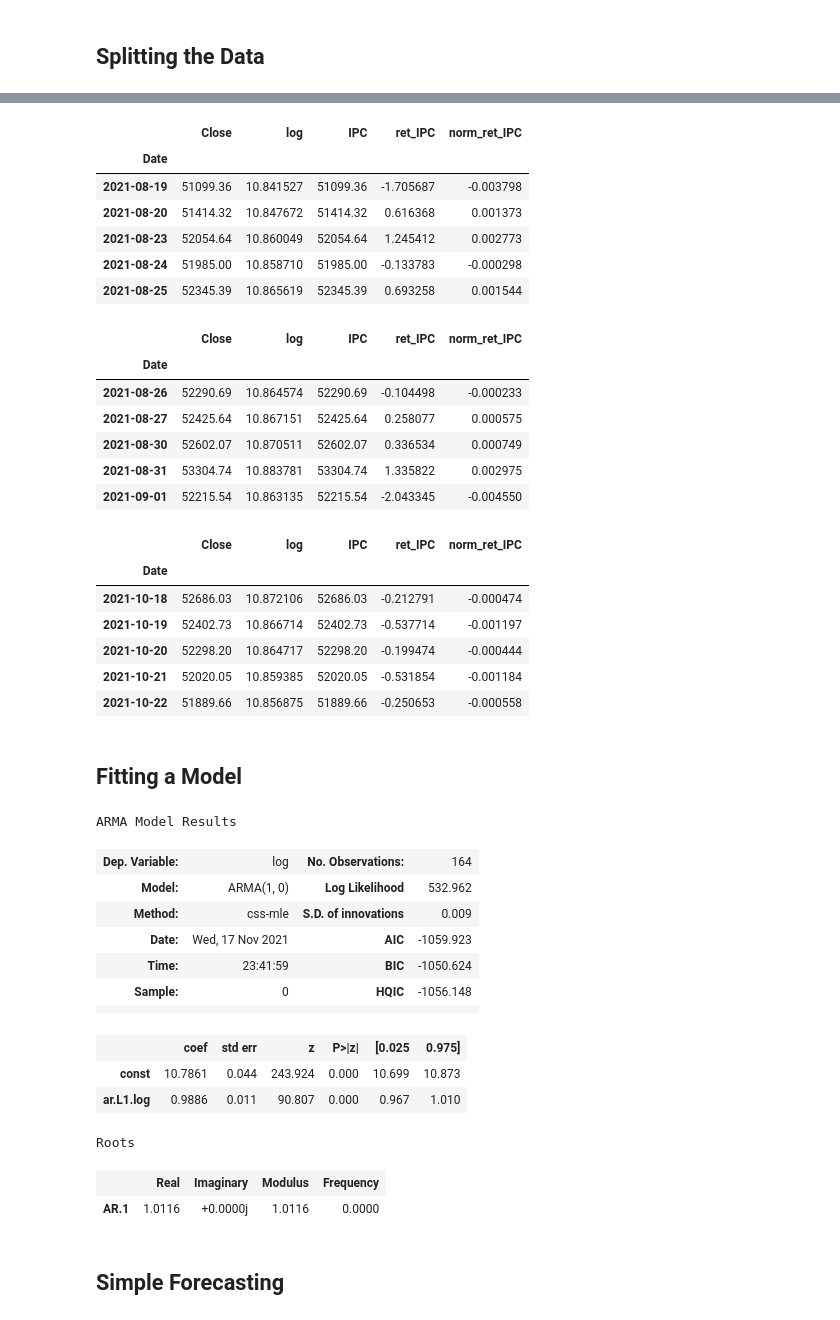
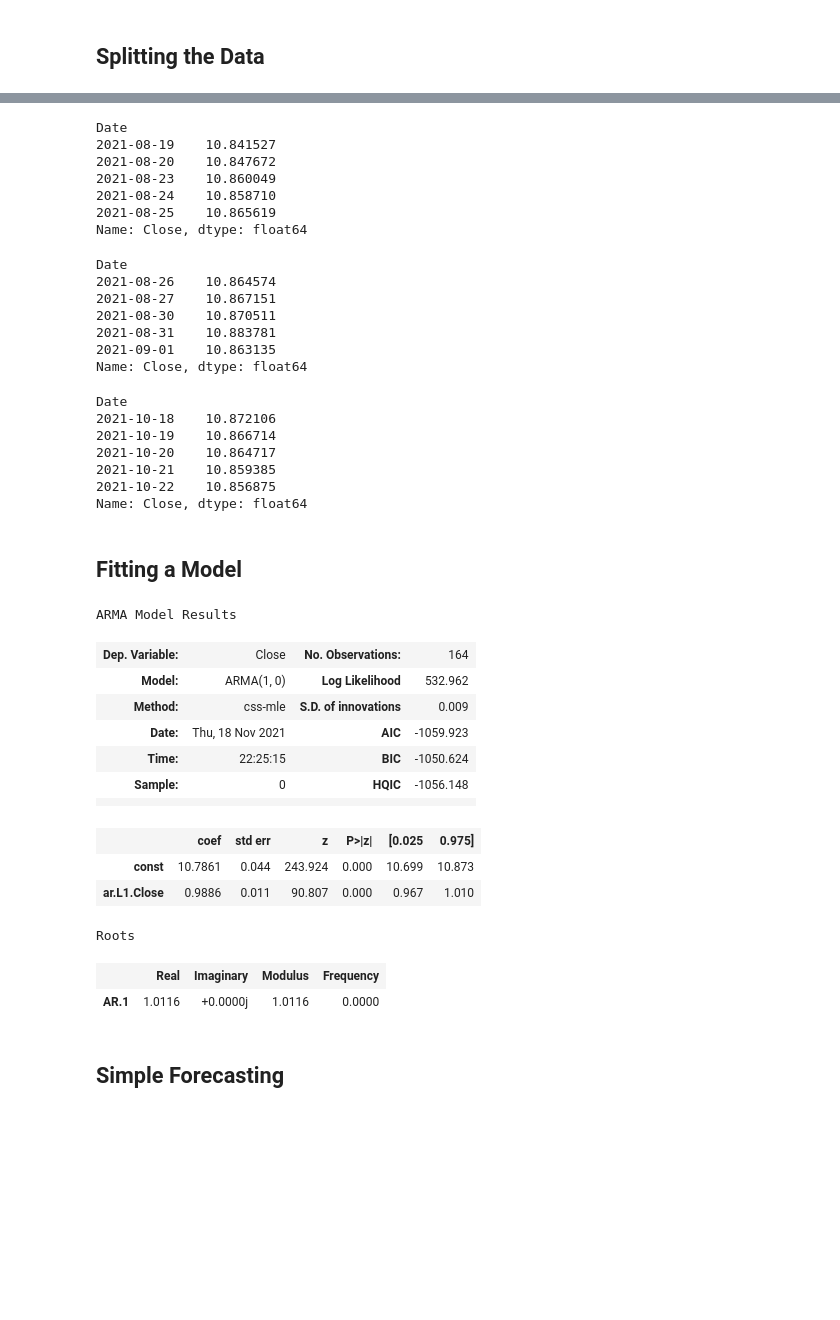
Before and after one commit to jjsalazarr/curso-series-temporales, a Jupyter notebook: 12. Prediciendo el futuro/Python/16_PrediciendoFuturo.ipynb, the cells around one changed output, grey strips where cells are left out. Saved outputs shown, nothing was run; the diff lists cells and outputs as text; code cells hidden in the pictures; blank space fills up the shorter version.

```diff
--- a/12. Prediciendo el futuro/Python/16_PrediciendoFuturo.ipynb
+++ b/12. Prediciendo el futuro/Python/16_PrediciendoFuturo.ipynb
@@ -52,15 +52,14 @@ raw_csv_data = pd.read_excel("/content/drive/MyDrive/Index3 excel.xlsx",header=2
 df_comp=raw_csv_data.copy()
 
 
-df_comp['log'] = np.log( df_comp.Close)
+df_comp.Close = np.log( df_comp.Close)
 
 
 df_comp.date = pd.to_datetime(df_comp.Date, dayfirst = True)
 df_comp.set_index("Date", inplace=True)
 # df_comp=df_comp.asfreq('b')
 # df_comp=df_comp.fillna(method='ffill')
-
-df_comp['IPC']=df_comp.Close
+#df_comp['IPC']=df_comp.Close
 
 df_comp.head()
 # %% [output]
@@ -81,5 +80,2 @@ adf_test.should_diff(df_comp.Close)
 # %% [markdown]
 ## Creating Returns
-# %%
-df_comp['ret_IPC'] = df_comp.IPC.pct_change(1).mul(100)
-df_comp.head()
@@ -94,3 +81,0 @@ df_comp.head()
-# %%
-df_comp['norm_ret_IPC'] = df_comp.ret_IPC.div(df_comp.IPC[1])*100
-df_comp.head()
@@ -105,7 +82,7 @@ df_comp.head()
 # %% [markdown]
 ## Splitting the Data
 # %%
-size = int(len(df_comp.log)*0.8)
-df, df_test = df_comp.iloc[:size], df_comp.iloc[size:]
+size = int(len(df_comp.Close)*0.8)
+df, df_test = df_comp.Close.iloc[:size], df_comp.Close.iloc[size:]
 df.head()
 # %% [output]
@@ -119,51 +96,51 @@ df.head()
 # %%
 df.tail()
 # %% [output]
-|  | Close | log | IPC | ret_IPC | norm_ret_IPC |
-| Date |  |  |  |  |  |
-| 2021-08-19 | 51099.36 | 10.841527 | 51099.36 | -1.705687 | -0.003798 |
-| 2021-08-20 | 51414.32 | 10.847672 | 51414.32 | 0.616368 | 0.001373 |
-| 2021-08-23 | 52054.64 | 10.860049 | 52054.64 | 1.245412 | 0.002773 |
-| 2021-08-24 | 51985.00 | 10.858710 | 51985.00 | -0.133783 | -0.000298 |
-| 2021-08-25 | 52345.39 | 10.865619 | 52345.39 | 0.693258 | 0.001544 |
+Date
+2021-08-19    10.841527
+2021-08-20    10.847672
+2021-08-23    10.860049
+2021-08-24    10.858710
+2021-08-25    10.865619
+Name: Close, dtype: float64
 # %%
 df_test.head()
 # %% [output]
-|  | Close | log | IPC | ret_IPC | norm_ret_IPC |
-| Date |  |  |  |  |  |
-| 2021-08-26 | 52290.69 | 10.864574 | 52290.69 | -0.104498 | -0.000233 |
-| 2021-08-27 | 52425.64 | 10.867151 | 52425.64 | 0.258077 | 0.000575 |
-| 2021-08-30 | 52602.07 | 10.870511 | 52602.07 | 0.336534 | 0.000749 |
-| 2021-08-31 | 53304.74 | 10.883781 | 53304.74 | 1.335822 | 0.002975 |
-| 2021-09-01 | 52215.54 | 10.863135 | 52215.54 | -2.043345 | -0.004550 |
+Date
+2021-08-26    10.864574
+2021-08-27    10.867151
+2021-08-30    10.870511
+2021-08-31    10.883781
+2021-09-01    10.863135
+Name: Close, dtype: float64
 # %%
 df_test.tail()
 # %% [output]
-|  | Close | log | IPC | ret_IPC | norm_ret_IPC |
-| Date |  |  |  |  |  |
-| 2021-10-18 | 52686.03 | 10.872106 | 52686.03 | -0.212791 | -0.000474 |
-| 2021-10-19 | 52402.73 | 10.866714 | 52402.73 | -0.537714 | -0.001197 |
-| 2021-10-20 | 52298.20 | 10.864717 | 52298.20 | -0.199474 | -0.000444 |
-| 2021-10-21 | 52020.05 | 10.859385 | 52020.05 | -0.531854 | -0.001184 |
-| 2021-10-22 | 51889.66 | 10.856875 | 51889.66 | -0.250653 | -0.000558 |
+Date
+2021-10-18    10.872106
+2021-10-19    10.866714
+2021-10-20    10.864717
+2021-10-21    10.859385
+2021-10-22    10.856875
+Name: Close, dtype: float64
 # %% [markdown]
 ## Fitting a Model
 # %%
-model_ar = ARIMA(df.log, order = (1,0,0))
+model_ar = ARIMA(df, order = (1,0,0))
 results_ar = model_ar.fit()
 results_ar.summary()
 # %% [output]
 ARMA Model Results
-| Dep. Variable: | log | No. Observations: | 164 |
+| Dep. Variable: | Close | No. Observations: | 164 |
 | Model: | ARMA(1, 0) | Log Likelihood | 532.962 |
 | Method: | css-mle | S.D. of innovations | 0.009 |
-| Date: | Wed, 17 Nov 2021 | AIC | -1059.923 |
-| Time: | 23:41:59 | BIC | -1050.624 |
+| Date: | Thu, 18 Nov 2021 | AIC | -1059.923 |
+| Time: | 22:25:15 | BIC | -1050.624 |
 | Sample: | 0 | HQIC | -1056.148 |
 |  |  |  |  |
 |  | coef | std err | z | P>|z| | [0.025 | 0.975] |
 | const | 10.7861 | 0.044 | 243.924 | 0.000 | 10.699 | 10.873 |
-| ar.L1.log | 0.9886 | 0.011 | 90.807 | 0.000 | 0.967 | 1.010 |
+| ar.L1.Close | 0.9886 | 0.011 | 90.807 | 0.000 | 0.967 | 1.010 |
 Roots
 |  | Real | Imaginary | Modulus | Frequency |
 | AR.1 | 1.0116 | +0.0000j | 1.0116 | 0.0000 |
```
Also changed, not shown: parts of 12 cells of this notebook.
